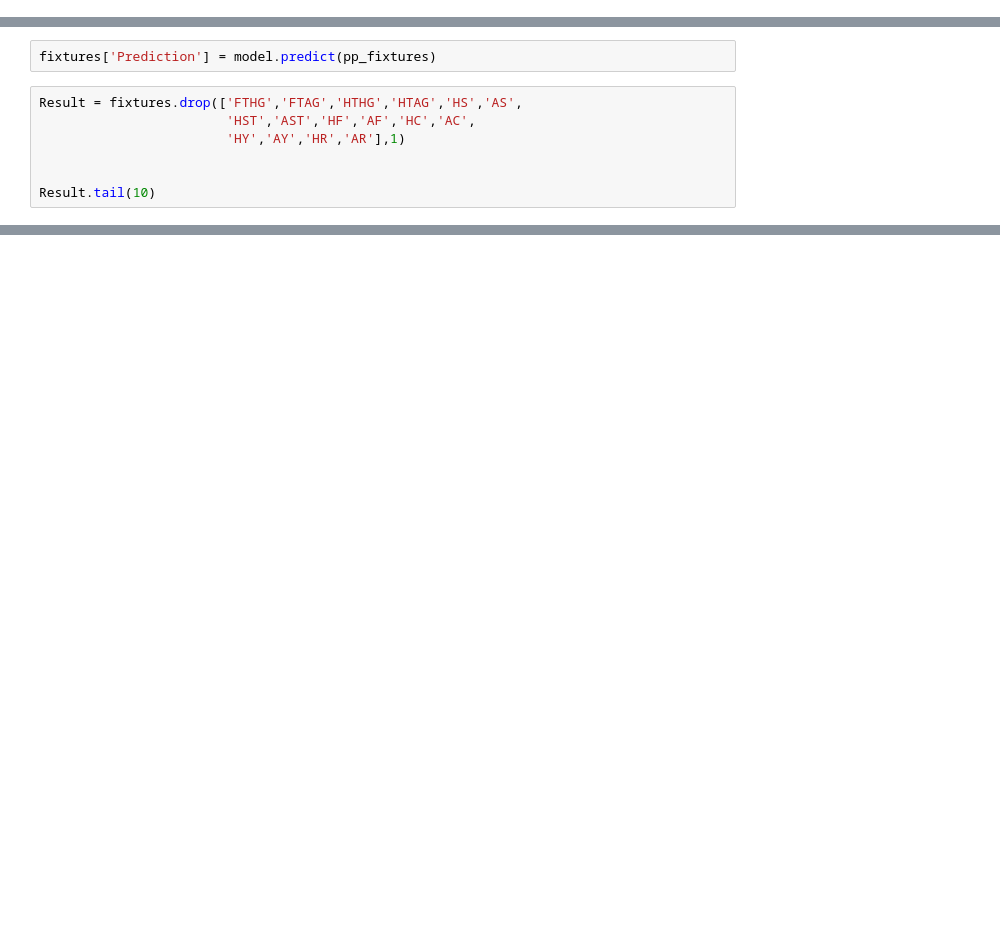
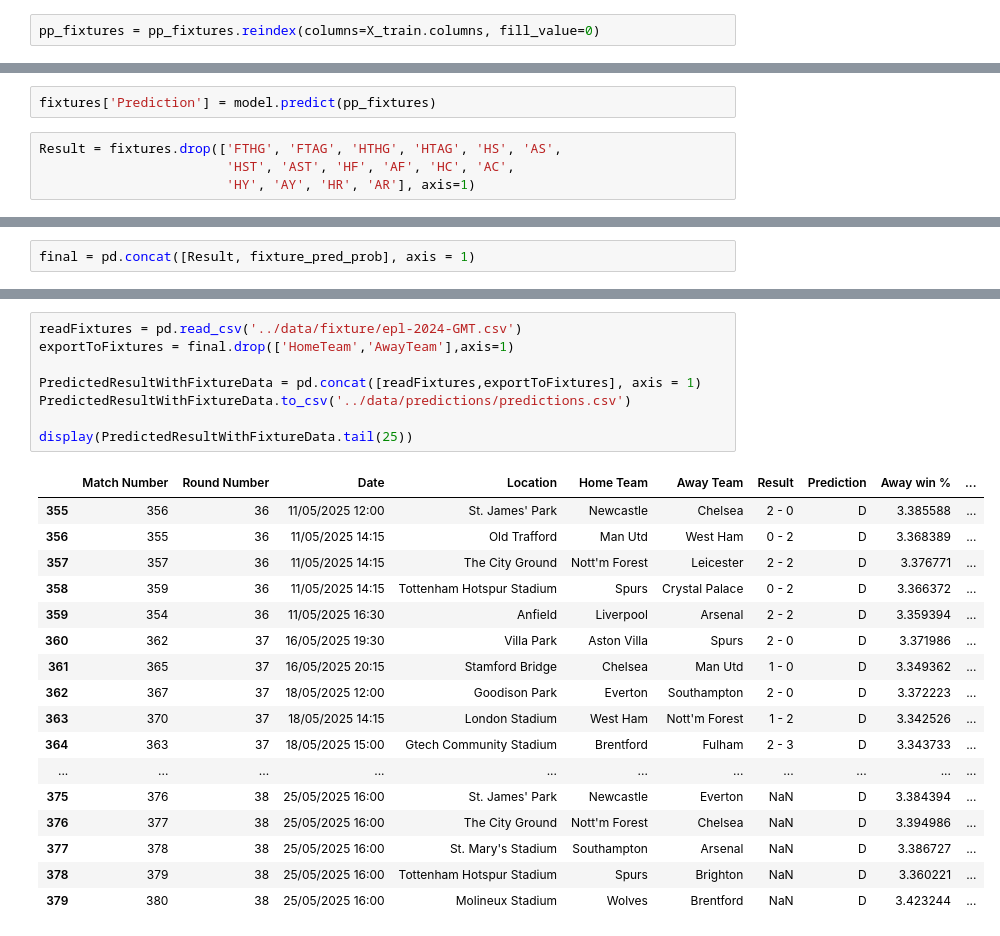
Before and after one commit to Dendup1234/Epl_Prediction, a Jupyter notebook: EPL-Prediction/notebooks/prediction1.ipynb, the cells around one changed output, grey strips where cells are left out. Saved outputs shown, nothing was run; the diff lists cells and outputs as text; blank space fills up the shorter version.

```diff
--- a/EPL-Prediction/notebooks/prediction1.ipynb
+++ b/EPL-Prediction/notebooks/prediction1.ipynb
@@ -311,3 +389,5 @@ pp_fixtures = preprocess(fixtures)
+# %%
+pp_fixtures = pp_fixtures.reindex(columns=X_train.columns, fill_value=0)
 # %%
 model.predict(pp_fixtures)
 # %% [output]
@@ -318,9 +411,6 @@ Feature names unseen at fit time:
 # %%
 fixtures['Prediction'] = model.predict(pp_fixtures)
 # %%
-Result = fixtures.drop(['FTHG','FTAG','HTHG','HTAG','HS','AS',
-                        'HST','AST','HF','AF','HC','AC',
-                        'HY','AY','HR','AR'],1)
-
-
-Result.tail(10)
+Result = fixtures.drop(['FTHG', 'FTAG', 'HTHG', 'HTAG', 'HS', 'AS',
+                        'HST', 'AST', 'HF', 'AF', 'HC', 'AC',
+                        'HY', 'AY', 'HR', 'AR'], axis=1)
@@ -331,0 +445,2 @@ if(model.probability):
+# %%
+final = pd.concat([Result, fixture_pred_prob], axis = 1)
@@ -331,0 +463,26 @@ if(model.probability):
+# %%
+readFixtures = pd.read_csv('../data/fixture/epl-2024-GMT.csv')
+exportToFixtures = final.drop(['HomeTeam','AwayTeam'],axis=1)
+
+PredictedResultWithFixtureData = pd.concat([readFixtures,exportToFixtures], axis = 1)
+PredictedResultWithFixtureData.to_csv('../data/predictions/predictions.csv')
+
+display(PredictedResultWithFixtureData.tail(25))
+# %% [output]
+|  | Match Number | Round Number | Date | Location | Home Team | Away Team | Result | Prediction | Away win % | ... |
+| 355 | 356 | 36 | 11/05/2025 12:00 | St. James' Park | Newcastle | Chelsea | 2 - 0 | D | 3.385588 | ... |
+| 356 | 355 | 36 | 11/05/2025 14:15 | Old Trafford | Man Utd | West Ham | 0 - 2 | D | 3.368389 | ... |
+| 357 | 357 | 36 | 11/05/2025 14:15 | The City Ground | Nott'm Forest | Leicester | 2 - 2 | D | 3.376771 | ... |
+| 358 | 359 | 36 | 11/05/2025 14:15 | Tottenham Hotspur Stadium | Spurs | Crystal Palace | 0 - 2 | D | 3.366372 | ... |
+| 359 | 354 | 36 | 11/05/2025 16:30 | Anfield | Liverpool | Arsenal | 2 - 2 | D | 3.359394 | ... |
+| 360 | 362 | 37 | 16/05/2025 19:30 | Villa Park | Aston Villa | Spurs | 2 - 0 | D | 3.371986 | ... |
+| 361 | 365 | 37 | 16/05/2025 20:15 | Stamford Bridge | Chelsea | Man Utd | 1 - 0 | D | 3.349362 | ... |
+| 362 | 367 | 37 | 18/05/2025 12:00 | Goodison Park | Everton | Southampton | 2 - 0 | D | 3.372223 | ... |
+| 363 | 370 | 37 | 18/05/2025 14:15 | London Stadium | West Ham | Nott'm Forest | 1 - 2 | D | 3.342526 | ... |
+| 364 | 363 | 37 | 18/05/2025 15:00 | Gtech Community Stadium | Brentford | Fulham | 2 - 3 | D | 3.343733 | ... |
+| ... | ... | ... | ... | ... | ... | ... | ... | ... | ... | ... |
+| 375 | 376 | 38 | 25/05/2025 16:00 | St. James' Park | Newcastle | Everton | NaN | D | 3.384394 | ... |
+| 376 | 377 | 38 | 25/05/2025 16:00 | The City Ground | Nott'm Forest | Chelsea | NaN | D | 3.394986 | ... |
+| 377 | 378 | 38 | 25/05/2025 16:00 | St. Mary's Stadium | Southampton | Arsenal | NaN | D | 3.386727 | ... |
+| 378 | 379 | 38 | 25/05/2025 16:00 | Tottenham Hotspur Stadium | Spurs | Brighton | NaN | D | 3.360221 | ... |
+| 379 | 380 | 38 | 25/05/2025 16:00 | Molineux Stadium | Wolves | Brentford | NaN | D | 3.423244 | ... |
```
Also changed, not shown: parts of 14 cells of this notebook, 4 other files.
